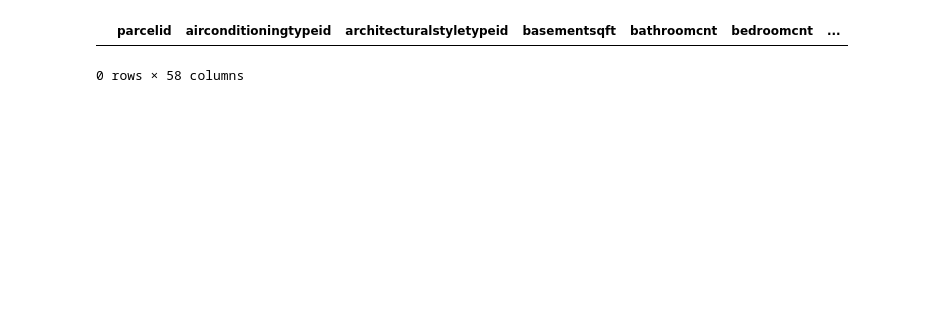
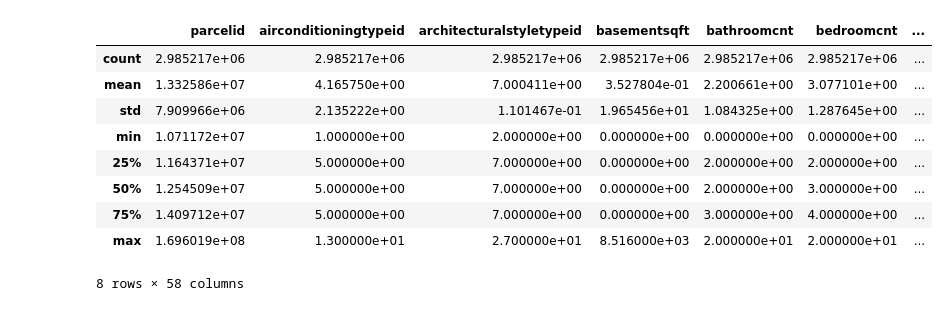
Before and after one commit to jjkleintx/Data-Mining-Group-Project, a Jupyter notebook: PythonCode/DataMiningProject1.ipynb, the cells around one changed output. Saved outputs shown, nothing was run; the diff lists cells and outputs as text; code cells hidden in the pictures; blank space fills up the shorter version.

```diff
--- a/PythonCode/DataMiningProject1.ipynb
+++ b/PythonCode/DataMiningProject1.ipynb
@@ -88,18 +69,0 @@ dfZillowDataUpdated.describe()
-# %%
-#Find the median value from the original data set
-yearBuiltMedian = df['yearbuilt'].median()
-
-#Find the number of homes that have a build year of 0 or a value greater than 2018
-dfZillowData[(dfZillowData['yearbuilt']==0) | (dfZillowData['yearbuilt'] > 2018)]
-
-
-#Update all records with 0 to have the median Year Built
-#dfRussianDataUpdated.loc[(dfRussianDataUpdated['yearbuilt'] == 0)] = yearBuiltMedian
-
-#Update all Recores with a build greater than 2018
-#dfRussianDataUpdated.loc[(dfRussianDataUpdated['yearbuilt'] > 2018)] = yearBuiltMedian
-
-#dfRussianDataUpdated['build_year'].describe()
-# %% [output]
-|  | parcelid | airconditioningtypeid | architecturalstyletypeid | basementsqft | bathroomcnt | bedroomcnt | ... |
-0 rows × 58 columns
@@ -105,0 +86,53 @@ dfZillowData[(dfZillowData['yearbuilt']==0) | (dfZillowData['yearbuilt'] > 2018)
+# %%
+#Create New data frame for everything
+dfForModel = dfZillowData.replace(to_replace='NaN',value= np.nan)
+
+#Get median values for based on original values
+dfMedians = pd.DataFrame(dfZillowData.median())
+
+#Add Column Name to Medians DataFrame
+dfMedians.columns = ['medianvalue']
+
+#Create custom updates
+dfColumns = pd.DataFrame(pd.Series([1.,0.,0.
+                                    ,0.,0.,0.
+                                    ,0.,0.,0.
+                                    ,13.,5.,0.
+                                    ,24.,0.,0.
+                                    ,0.,0.,0.
+                                    ,0.]
+              , index=['numberofstories', 'bathroomcnt','bedroomcnt'
+                      ,'fireplacecnt','fullbathcnt','garagecarcnt'
+                      , 'poolcnt', 'roomcnt','unitcnt'
+                      , 'heatingorsystemtypeid','airconditioningtypeid', 'garagetotalsqft'
+                      , 'storytypeid', 'basementsqft', 'finishedsquarefeet13'
+                      , 'finishedsquarefeet6','finishedsquarefeet15','finishedsquarefeet50'
+                      , 'finishedfloor1squarefeet']))
+
+
+#Set Column Name
+dfColumns.columns = ['updatevalue']
+
+
+#Create Merged Data set with values of both medians and custom
+dfMerged = pd.concat([dfMedians, dfColumns], axis=1, join_axes=[dfMedians.index])
+
+#Create new column of data that is custom values filled with median for any null
+dfMerged['values'] = dfMerged['updatevalue'].fillna(dfMerged['medianvalue'])
+
+#Apply median values to the overall data set
+dfForModel = dfForModel.fillna(dfMerged['values'])
+
+#Look at results.
+dfForModel.describe()
+# %% [output]
+|  | parcelid | airconditioningtypeid | architecturalstyletypeid | basementsqft | bathroomcnt | bedroomcnt | ... |
+| count | 2.985217e+06 | 2.985217e+06 | 2.985217e+06 | 2.985217e+06 | 2.985217e+06 | 2.985217e+06 | ... |
+| mean | 1.332586e+07 | 4.165750e+00 | 7.000411e+00 | 3.527804e-01 | 2.200661e+00 | 3.077101e+00 | ... |
+| std | 7.909966e+06 | 2.135222e+00 | 1.101467e-01 | 1.965456e+01 | 1.084325e+00 | 1.287645e+00 | ... |
+| min | 1.071172e+07 | 1.000000e+00 | 2.000000e+00 | 0.000000e+00 | 0.000000e+00 | 0.000000e+00 | ... |
+| 25% | 1.164371e+07 | 5.000000e+00 | 7.000000e+00 | 0.000000e+00 | 2.000000e+00 | 2.000000e+00 | ... |
+| 50% | 1.254509e+07 | 5.000000e+00 | 7.000000e+00 | 0.000000e+00 | 2.000000e+00 | 3.000000e+00 | ... |
+| 75% | 1.409712e+07 | 5.000000e+00 | 7.000000e+00 | 0.000000e+00 | 3.000000e+00 | 4.000000e+00 | ... |
+| max | 1.696019e+08 | 1.300000e+01 | 2.700000e+01 | 8.516000e+03 | 2.000000e+01 | 2.000000e+01 | ... |
+8 rows × 58 columns
```
Also changed, not shown: parts of 8 cells of this notebook.
